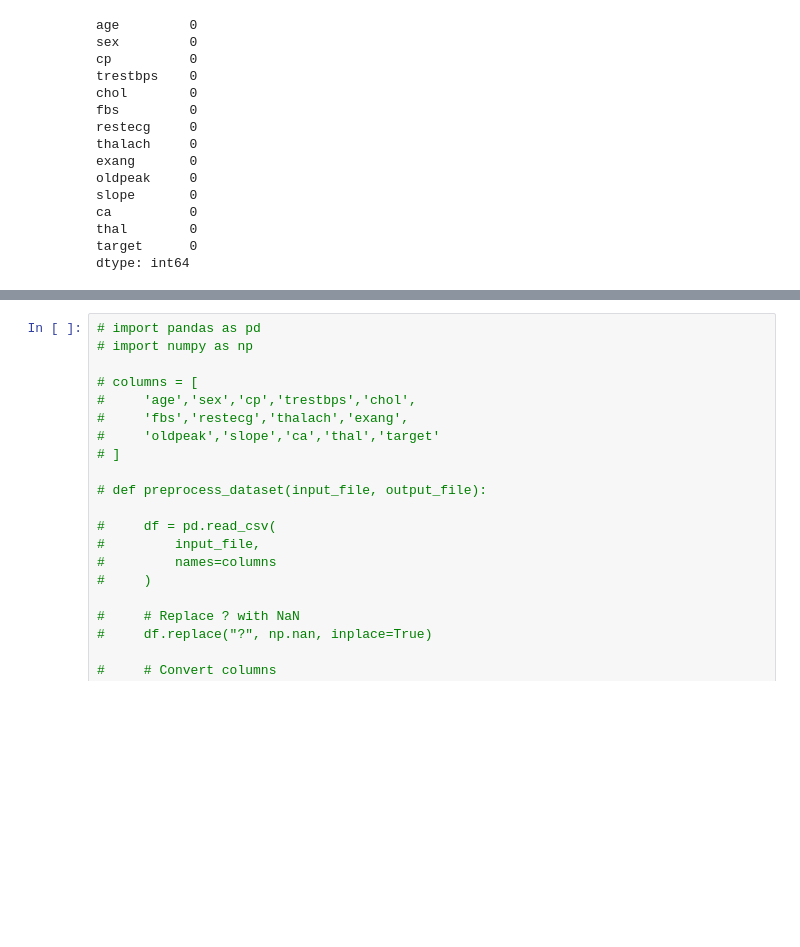
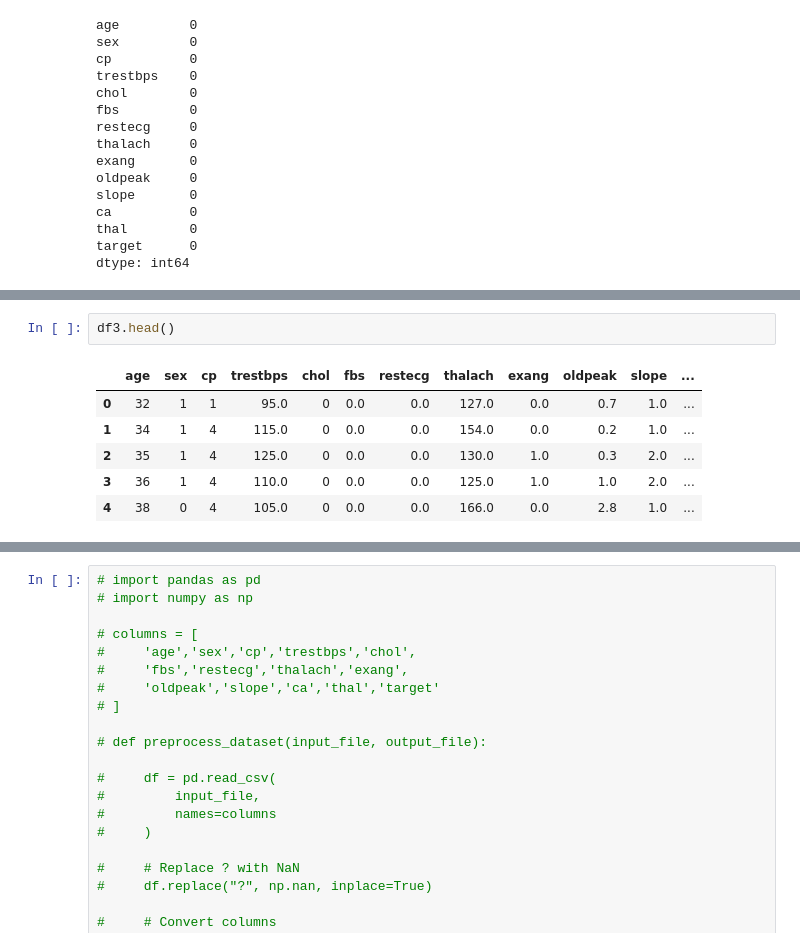
Before and after one commit to eshat69/PrivacyPreservingHealthFL, a Jupyter notebook: preprocessing.ipynb, the cells around one changed output, grey strips where cells are left out. Saved outputs shown, nothing was run; the diff lists cells and outputs as text; blank space fills up the shorter version.

```diff
--- a/preprocessing.ipynb
+++ b/preprocessing.ipynb
@@ -611,0 +657,9 @@ dtype: int64
+# %%
+df3.head()
+# %% [output]
+|  | age | sex | cp | trestbps | chol | fbs | restecg | thalach | exang | oldpeak | slope | ... |
+| 0 | 32 | 1 | 1 | 95.0 | 0 | 0.0 | 0.0 | 127.0 | 0.0 | 0.7 | 1.0 | ... |
+| 1 | 34 | 1 | 4 | 115.0 | 0 | 0.0 | 0.0 | 154.0 | 0.0 | 0.2 | 1.0 | ... |
+| 2 | 35 | 1 | 4 | 125.0 | 0 | 0.0 | 0.0 | 130.0 | 1.0 | 0.3 | 2.0 | ... |
+| 3 | 36 | 1 | 4 | 110.0 | 0 | 0.0 | 0.0 | 125.0 | 1.0 | 1.0 | 2.0 | ... |
+| 4 | 38 | 0 | 4 | 105.0 | 0 | 0.0 | 0.0 | 166.0 | 0.0 | 2.8 | 1.0 | ... |
```
Also changed, not shown: parts of 7 cells of this notebook, 1 other file.
